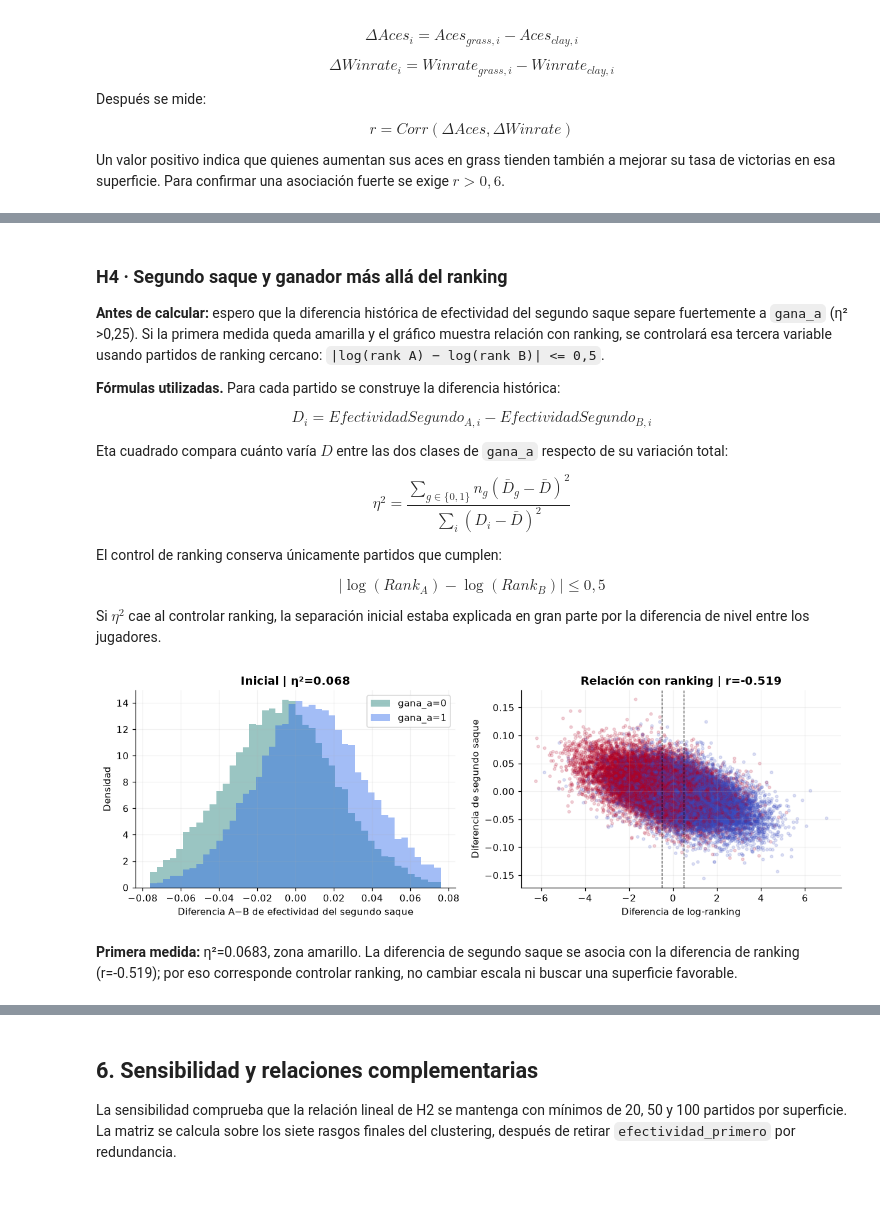
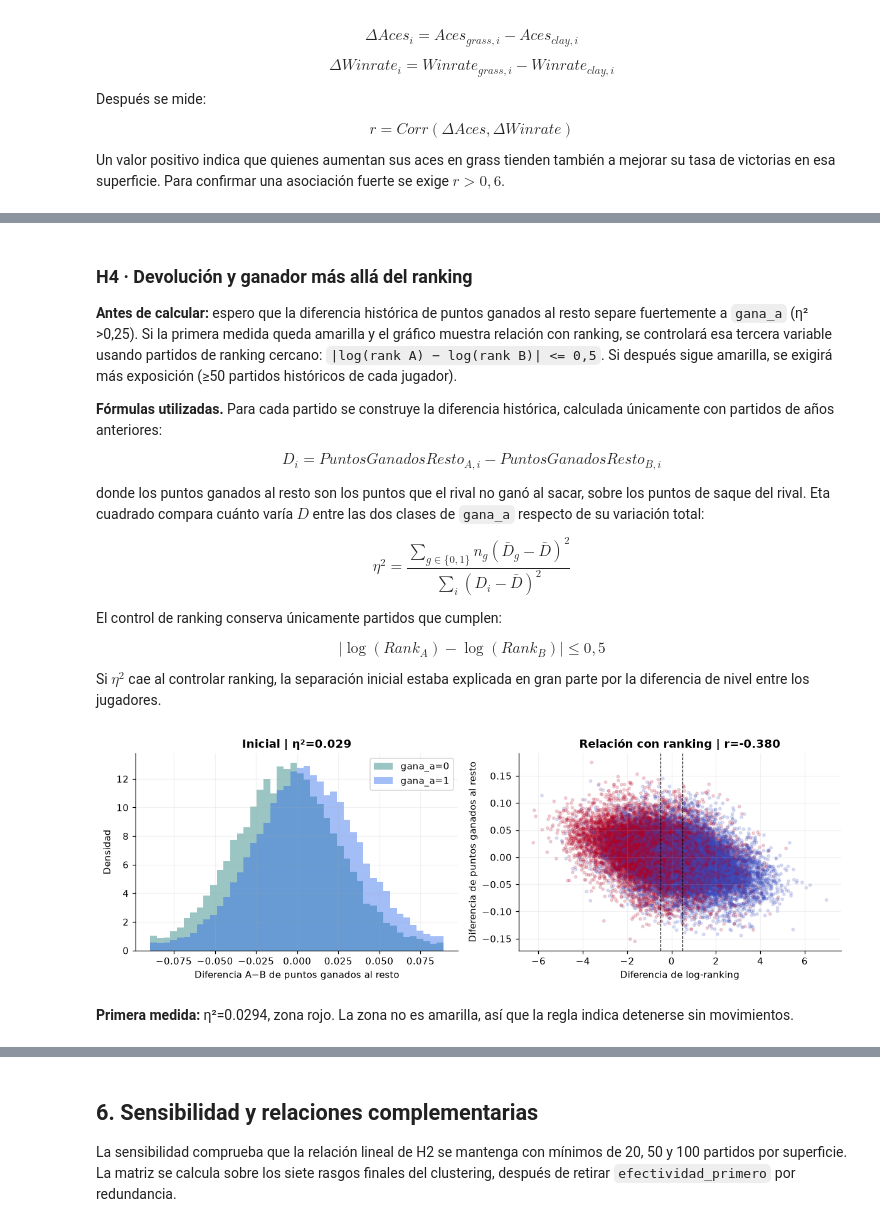
Before and after one commit to Rami195/ATP, a Jupyter notebook: entrega2/EDA_ATP_Entrega2.ipynb, the cells around one changed output, grey strips where cells are left out. Saved outputs shown, nothing was run; the diff lists cells and outputs as text; code cells hidden in the pictures; blank space fills up the shorter version.

```diff
--- a/entrega2/EDA_ATP_Entrega2.ipynb
+++ b/entrega2/EDA_ATP_Entrega2.ipynb
@@ -917,21 +918,24 @@ ficha('H3','Adaptación por superficie',
 
 **6. Qué hago con eso.** Después de dos movimientos la relación sigue amarilla. Mantener superficie como contexto, pero no afirmar que aumentar aces cause una ventaja fuerte en grass.
 # %% [markdown]
-### H4 · Segundo saque y ganador más allá del ranking
-**Antes de calcular:** espero que la diferencia histórica de efectividad del
-segundo saque separe fuertemente a `gana_a` (η² >0,25). Si la primera medida
-queda amarilla y el gráfico muestra relación con ranking, se controlará esa
-tercera variable usando partidos de ranking cercano:
-`|log(rank A) − log(rank B)| <= 0,5`.
+### H4 · Devolución y ganador más allá del ranking
+**Antes de calcular:** espero que la diferencia histórica de puntos ganados al
+resto separe fuertemente a `gana_a` (η² >0,25). Si la primera medida queda
+amarilla y el gráfico muestra relación con ranking, se controlará esa tercera
+variable usando partidos de ranking cercano: `|log(rank A) − log(rank B)| <= 0,5`.
+Si después sigue amarilla, se exigirá más exposición (≥50 partidos históricos
+de cada jugador).
 
-**Fórmulas utilizadas.** Para cada partido se construye la diferencia histórica:
+**Fórmulas utilizadas.** Para cada partido se construye la diferencia histórica,
+calculada únicamente con partidos de años anteriores:
 
 $$
-D_i = EfectividadSegundo_{A,i} - EfectividadSegundo_{B,i}
+D_i = PuntosGanadosResto_{A,i} - PuntosGanadosResto_{B,i}
 $$
 
-Eta cuadrado compara cuánto varía $D$ entre las dos clases de `gana_a` respecto
-de su variación total:
+donde los puntos ganados al resto son los puntos que el rival no ganó al sacar,
+sobre los puntos de saque del rival. Eta cuadrado compara cuánto varía $D$ entre
+las dos clases de `gana_a` respecto de su variación total:
 
 $$
 \eta^2 =
@@ -948,31 +952,35 @@ $$
 Si $\eta^2$ cae al controlar ranking, la separación inicial estaba explicada en
 gran parte por la diferencia de nivel entre los jugadores.
 # %%
-e4_0 = eta2(dev.dif_efectividad_segundo,dev.gana_a)
-corr_estilo_ranking = dev[['dif_efectividad_segundo','dif_log_ranking']].corr().iloc[0,1]
+e4_0 = eta2(dev.dif_puntos_ganados_resto,dev.gana_a)
+corr_resto_ranking = dev[['dif_puntos_ganados_resto','dif_log_ranking']].corr().iloc[0,1]
 ranking_cercano = dev.dif_log_ranking.abs().le(.5)
 h4cerca = dev.loc[ranking_cercano].copy()
-e4_1 = eta2(h4cerca.dif_efectividad_segundo,h4cerca.gana_a)
+e4_1 = eta2(h4cerca.dif_puntos_ganados_resto,h4cerca.gana_a)
 
 fig,axes=plt.subplots(1,2,figsize=(11,3.8))
-bins=np.linspace(dev.dif_efectividad_segundo.quantile(.01),dev.dif_efectividad_segundo.quantile(.99),45)
+bins=np.linspace(dev.dif_puntos_ganados_resto.quantile(.01),dev.dif_puntos_ganados_resto.quantile(.99),45)
 for y,c in [(0,VERDE),(1,AZUL)]:
-    axes[0].hist(dev.loc[dev.gana_a.eq(y),'dif_efectividad_segundo'],bins=bins,density=True,
+    axes[0].hist(dev.loc[dev.gana_a.eq(y),'dif_puntos_ganados_resto'],bins=bins,density=True,
                  alpha=.42,color=c,label=f'gana_a={y}')
-axes[0].set(xlabel='Diferencia A−B de efectividad del segundo saque',ylabel='Densidad',
+axes[0].set(xlabel='Diferencia A−B de puntos ganados al resto',ylabel='Densidad',
             title=f'Inicial | η²={e4_0:.3f}')
 axes[0].legend()
-sc=axes[1].scatter(dev.dif_log_ranking,dev.dif_efectividad_segundo,
+sc=axes[1].scatter(dev.dif_log_ranking,dev.dif_puntos_ganados_resto,
                    c=dev.gana_a,cmap='coolwarm',s=8,alpha=.16)
 axes[1].axvline(-.5,color='black',linestyle='--',linewidth=.8)
 axes[1].axvline(.5,color='black',linestyle='--',linewidth=.8)
-axes[1].set(xlabel='Diferencia de log-ranking',ylabel='Diferencia de segundo saque',
-            title=f'Relación con ranking | r={corr_estilo_ranking:.3f}')
-grafico('H4_segundo_saque_control_ranking')
-texto(f'**Primera medida:** η²={e4_0:.4f}, zona {zona(e4_0,"eta2")}. '
-      f'La diferencia de segundo saque se asocia con la diferencia de ranking (r={corr_estilo_ranking:.3f}); '
-      'por eso corresponde controlar ranking, no cambiar escala ni buscar una superficie favorable.')
+axes[1].set(xlabel='Diferencia de log-ranking',ylabel='Diferencia de puntos ganados al resto',
+            title=f'Relación con ranking | r={corr_resto_ranking:.3f}')
+grafico('H4_resto_control_ranking')
+z4_inicial = zona(e4_0,'eta2')
+if z4_inicial == 'amarillo':
+    cierre = (f'La diferencia de puntos ganados al resto se asocia con la diferencia de ranking '
+              f'(r={corr_resto_ranking:.3f}); corresponde controlar ranking, no cambiar escala ni buscar una superficie favorable.')
+else:
+    cierre = 'La zona no es amarilla, así que la regla indica detenerse sin movimientos.'
+texto(f'**Primera medida:** η²={e4_0:.4f}, zona {z4_inicial}. ' + cierre)
 # %% [output]
-[figure, old version]
+[figure, new version]
-**Primera medida:** η²=0.0683, zona amarillo. La diferencia de segundo saque se asocia con la diferencia de ranking (r=-0.519); por eso corresponde controlar ranking, no cambiar escala ni buscar una superficie favorable.
+**Primera medida:** η²=0.0294, zona rojo. La zona no es amarilla, así que la regla indica detenerse sin movimientos.
 # %%
```
Also changed, not shown: parts of 8 cells of this notebook, 37 other files.
